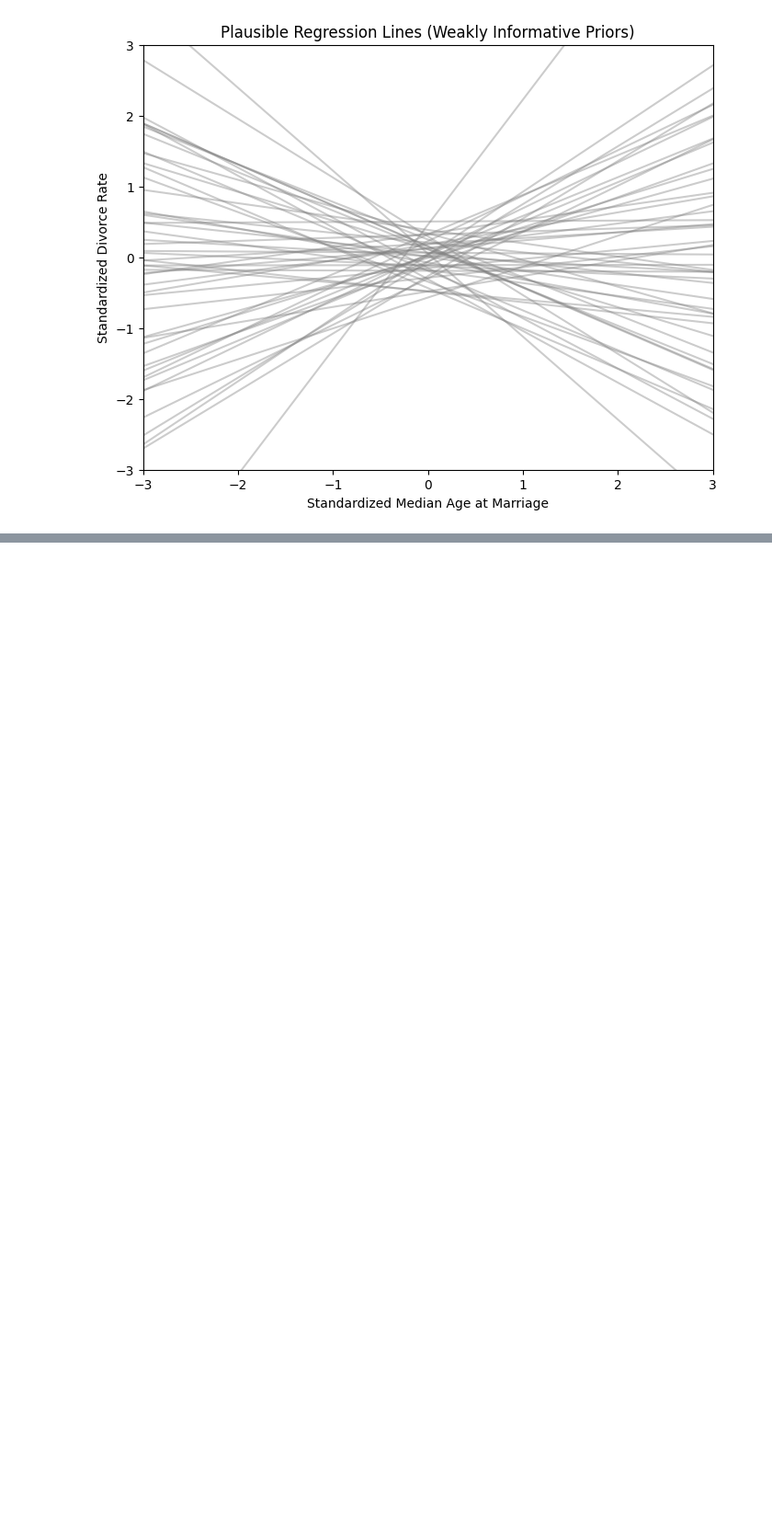
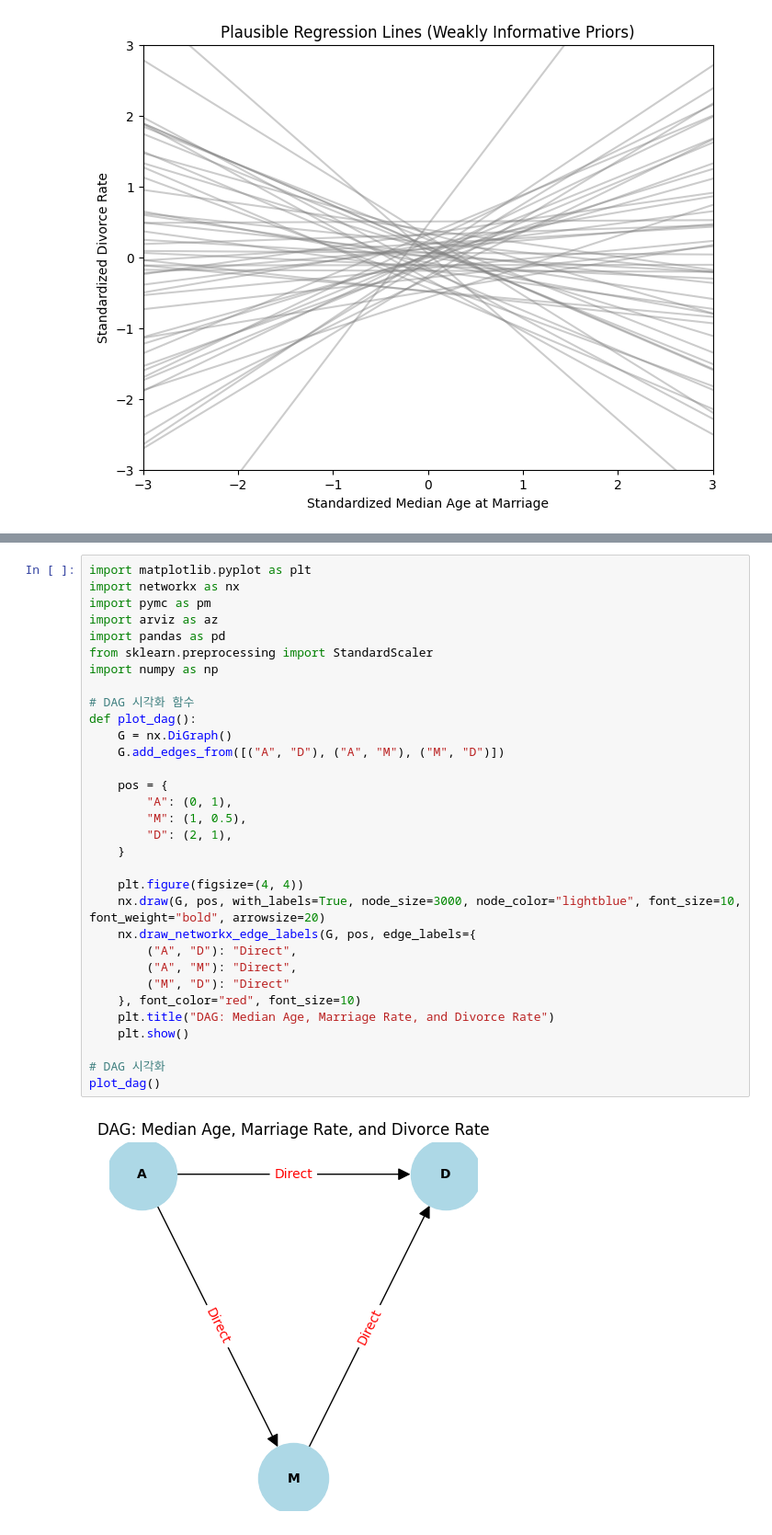
Before and after one commit to psiudo/Statististical-Rethinking, a Jupyter notebook: Chap5.ipynb, the cells around one changed output, grey strips where cells are left out. Shown at 92% size. Drawn from its saved outputs; the diff is of its cells as text; blank space fills up the shorter version.

```diff
--- a/Chap5.ipynb
+++ b/Chap5.ipynb
@@ -213,0 +324,34 @@ DAG2 Structure:
+# %%
+import matplotlib.pyplot as plt
+import networkx as nx
+import pymc as pm
+import arviz as az
+import pandas as pd
+from sklearn.preprocessing import StandardScaler
+import numpy as np
+
+# DAG 시각화 함수
+def plot_dag():
+    G = nx.DiGraph()
+    G.add_edges_from([("A", "D"), ("A", "M"), ("M", "D")])
+
+    pos = {
+        "A": (0, 1),
+        "M": (1, 0.5),
+        "D": (2, 1),
+    }
+
+    plt.figure(figsize=(4, 4))
+    nx.draw(G, pos, with_labels=True, node_size=3000, node_color="lightblue", font_size=10, font_weight="bold", arrowsize=20)
+    nx.draw_networkx_edge_labels(G, pos, edge_labels={
+        ("A", "D"): "Direct",
+        ("A", "M"): "Direct",
+        ("M", "D"): "Direct"
+    }, font_color="red", font_size=10)
+    plt.title("DAG: Median Age, Marriage Rate, and Divorce Rate")
+    plt.show()
+
+# DAG 시각화
+plot_dag()
+# %% [output]
+[figure, added]
```
Also changed, not shown: parts of 37 cells of this notebook.
